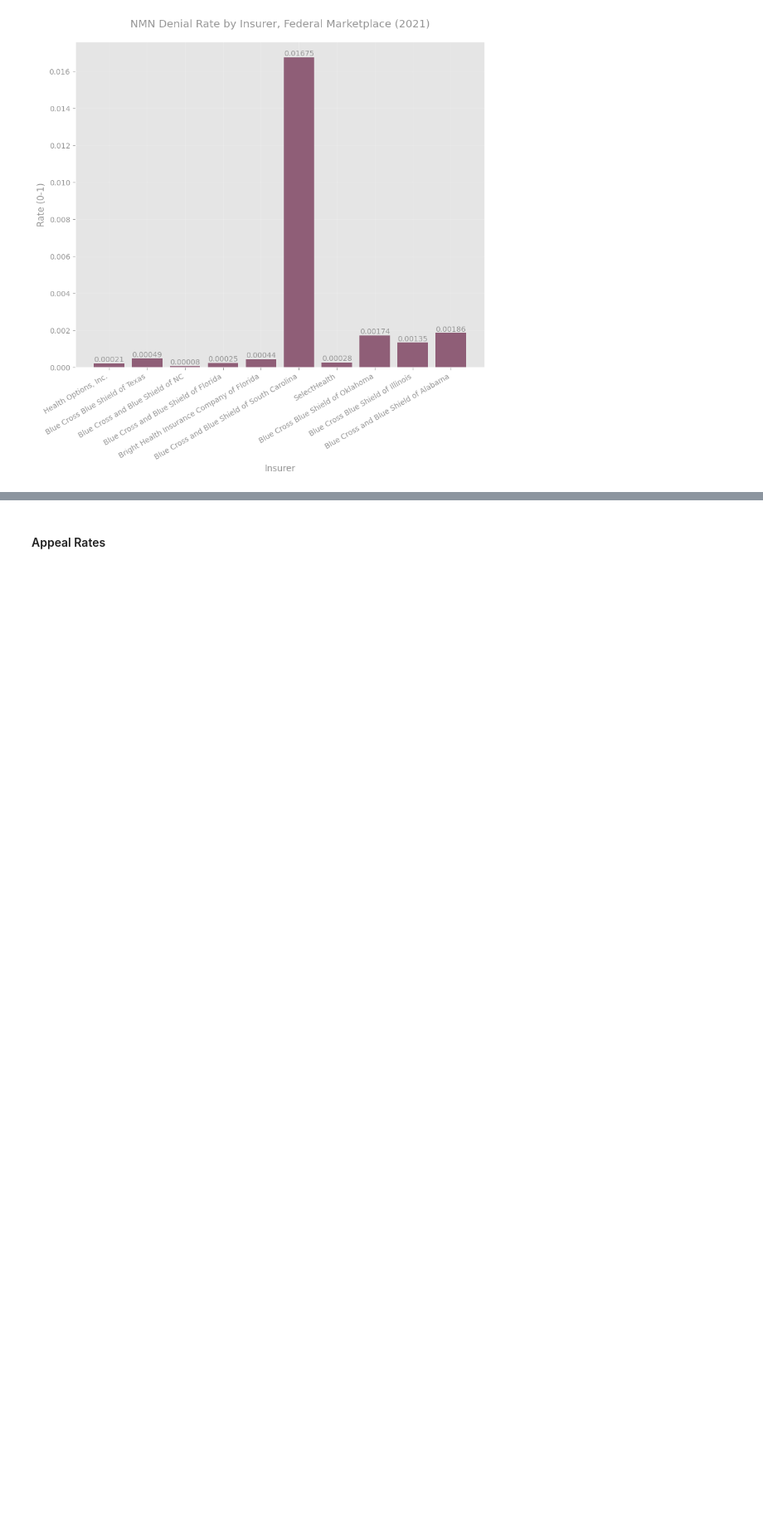
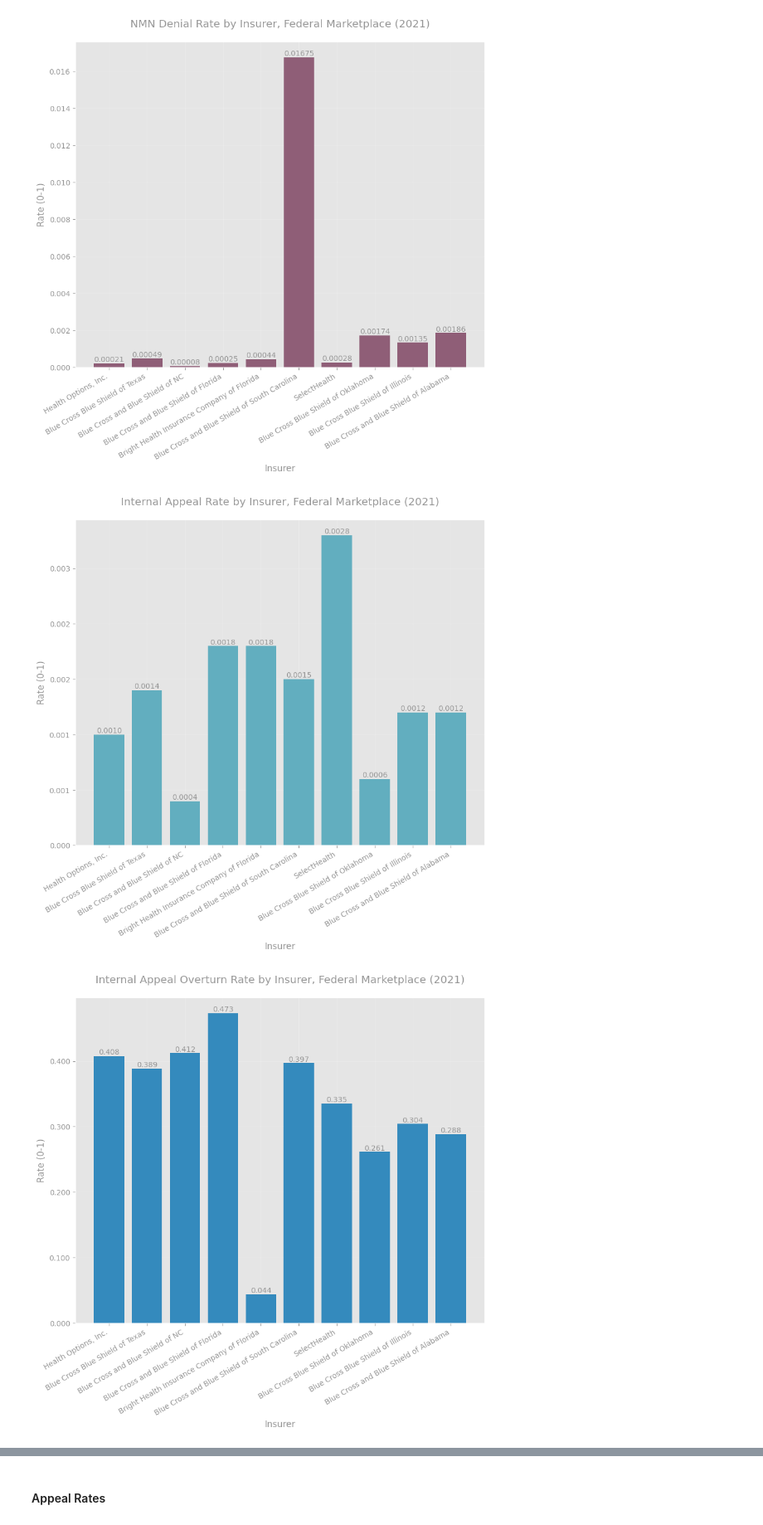
Before and after one commit to TPAFS/investigations, a Jupyter notebook: investigations/claims_denials/cms_puf.ipynb, the cells around one changed output, grey strips where cells are left out. Shown at 83% size. Drawn from its saved outputs; the diff is of its cells as text; code cells hidden in the pictures; blank space fills up the shorter version.

Commit message:
Add appeal rates by insurer

```diff
--- a/investigations/claims_denials/cms_puf.ipynb
+++ b/investigations/claims_denials/cms_puf.ipynb
@@ -505,6 +505,55 @@ plot_bar(
 [figure]
 [figure]
 [figure]
+# %%
+bar_vals = [
+    round(x, 4)
+    for x in top_k_insurers["Issuer_Internal_Appeals_Filed"].astype(float)
+    / top_k_insurers["Issuer_Claims_Denials"].astype(float)
+]
+val_axis_label = "Rate (0-1)"
+cat_axis_label = "Insurer"
+title = "Internal Appeal Rate by Insurer, Federal Marketplace (2021)"
+plot_bar(
+    bar_names,
+    bar_vals,
+    title=title,
+    val_axis_label=val_axis_label,
+    cat_axis_label=cat_axis_label,
+    save_path=os.path.join(OUTPUT_IMAGE_DIR, "internal_appeal_rate_by_insurer.png"),
+    bar_label=True,
+    int_vals=False,
+    color_hex=SECONDARY_HEX,
+    float_precision_depth=4,
+    figsize=(10, 8),
+)
+
+
+bar_vals = [
+    round(x, 6)
+    for x in top_k_insurers["Issuer_Number_Internal_Appeals_Overturned"].astype(float)
+    / top_k_insurers["Issuer_Internal_Appeals_Filed"].astype(float)
+]
+val_axis_label = "Rate (0-1)"
+cat_axis_label = "Insurer"
+title = "Internal Appeal Overturn Rate by Insurer, Federal Marketplace (2021)"
+plot_bar(
+    bar_names,
+    bar_vals,
+    title=title,
+    val_axis_label=val_axis_label,
+    cat_axis_label=cat_axis_label,
+    save_path=os.path.join(
+        OUTPUT_IMAGE_DIR, "internal_appeal_overturn_rate_by_insurer.png"
+    ),
+    bar_label=True,
+    int_vals=False,
+    color_hex=TERTIARY_HEX,
+    figsize=(10, 8),
+)
+# %% [output]
+[figure, added]
+[figure, added]
 # %%
 cat_map = {
     "Plan_Number_Claims_Denied_Referral_Required": "Referral Required",
```
Also changed, not shown: parts of 2 cells of this notebook, 1 other file.
